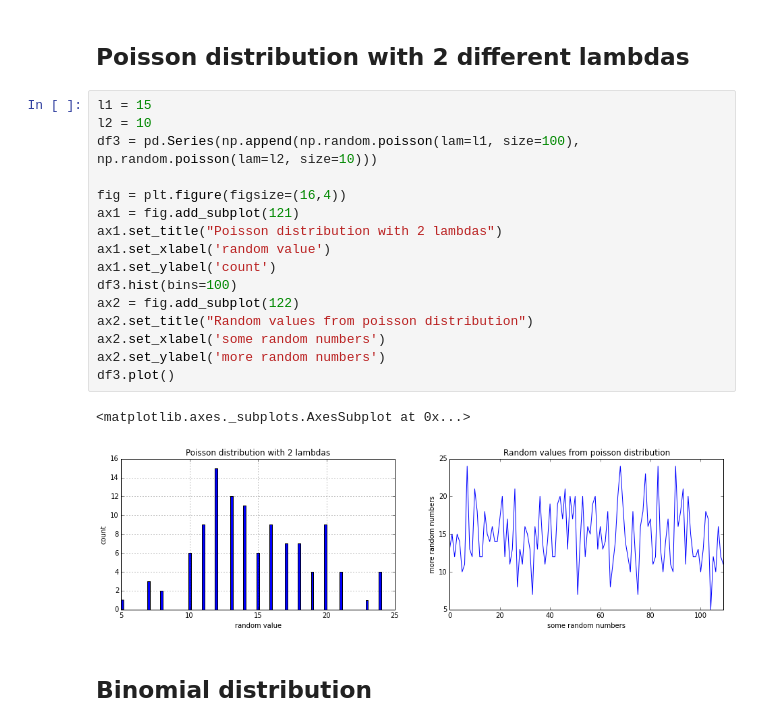
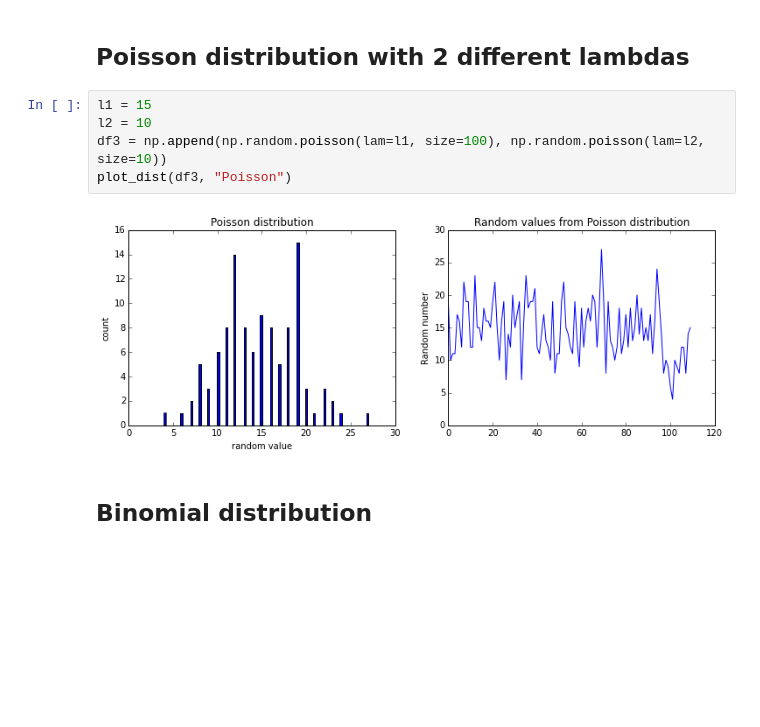
Before and after one commit to klangner/notebooks, a Jupyter notebook: stats/Probability distributions.ipynb, the cells around one changed output. Drawn from its saved outputs; the diff is of its cells as text; blank space fills up the shorter version.

```diff
--- a/stats/Probability distributions.ipynb
+++ b/stats/Probability distributions.ipynb
@@ -49,23 +35,11 @@ df2.plot()
 # %% [markdown]
 ## Poisson distribution with 2 different lambdas
-# %%
-l1 = 15
-l2 = 10
-df3 = pd.Series(np.append(np.random.poisson(lam=l1, size=100), np.random.poisson(lam=l2, size=10)))
-
-fig = plt.figure(figsize=(16,4))
-ax1 = fig.add_subplot(121)
-ax1.set_title("Poisson distribution with 2 lambdas")
-ax1.set_xlabel('random value')
-ax1.set_ylabel('count')
-df3.hist(bins=100)
-ax2 = fig.add_subplot(122)
-ax2.set_title("Random values from poisson distribution")
-ax2.set_xlabel('some random numbers')
-ax2.set_ylabel('more random numbers')
-df3.plot()
-# %% [output]
-<matplotlib.axes._subplots.AxesSubplot at 0x...>
-[figure, removed]
+# %%
+l1 = 15
+l2 = 10
+df3 = np.append(np.random.poisson(lam=l1, size=100), np.random.poisson(lam=l2, size=10))
+plot_dist(df3, "Poisson")
+# %% [output]
+[figure, added]
 # %% [markdown]
 ## Binomial distribution
```
Also changed, not shown: parts of 10 cells of this notebook, 2 other files.
